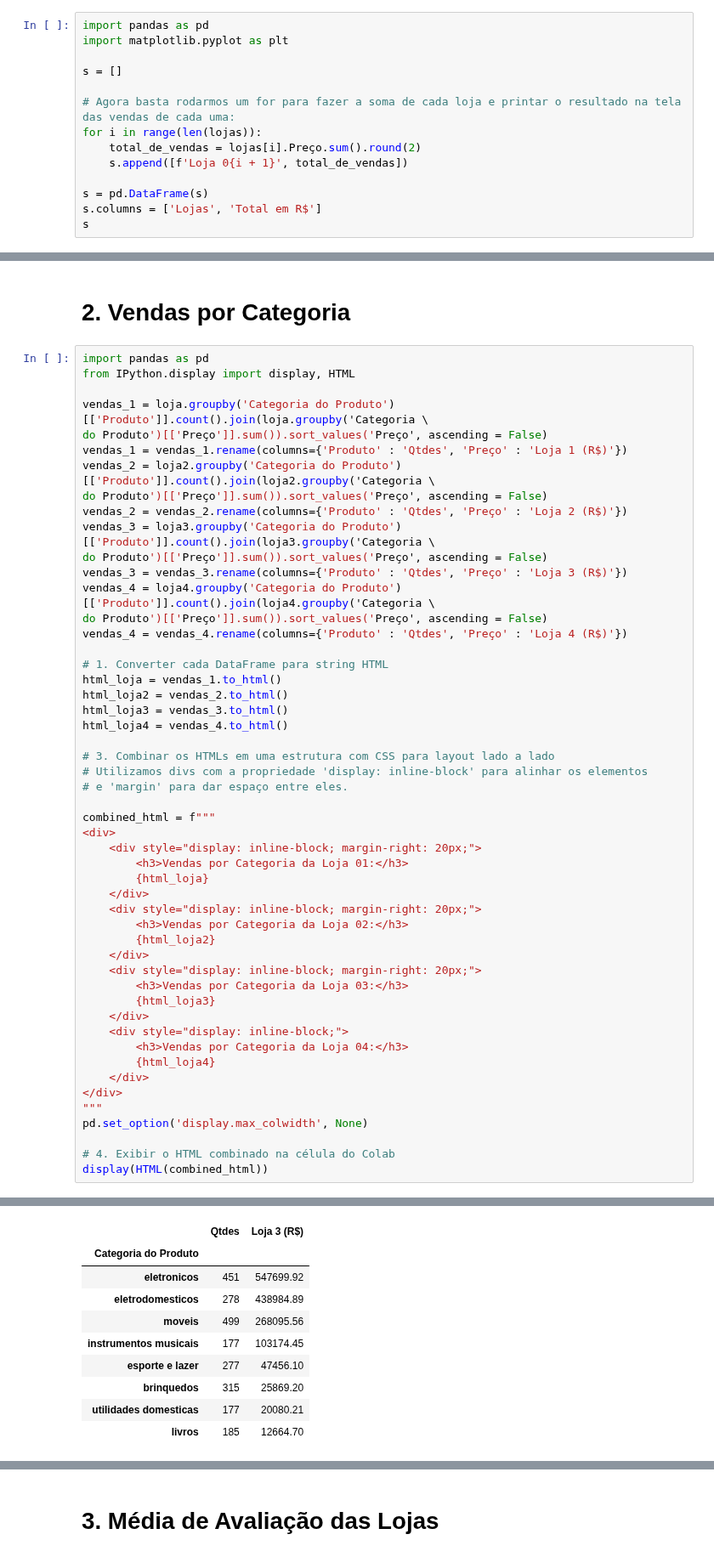
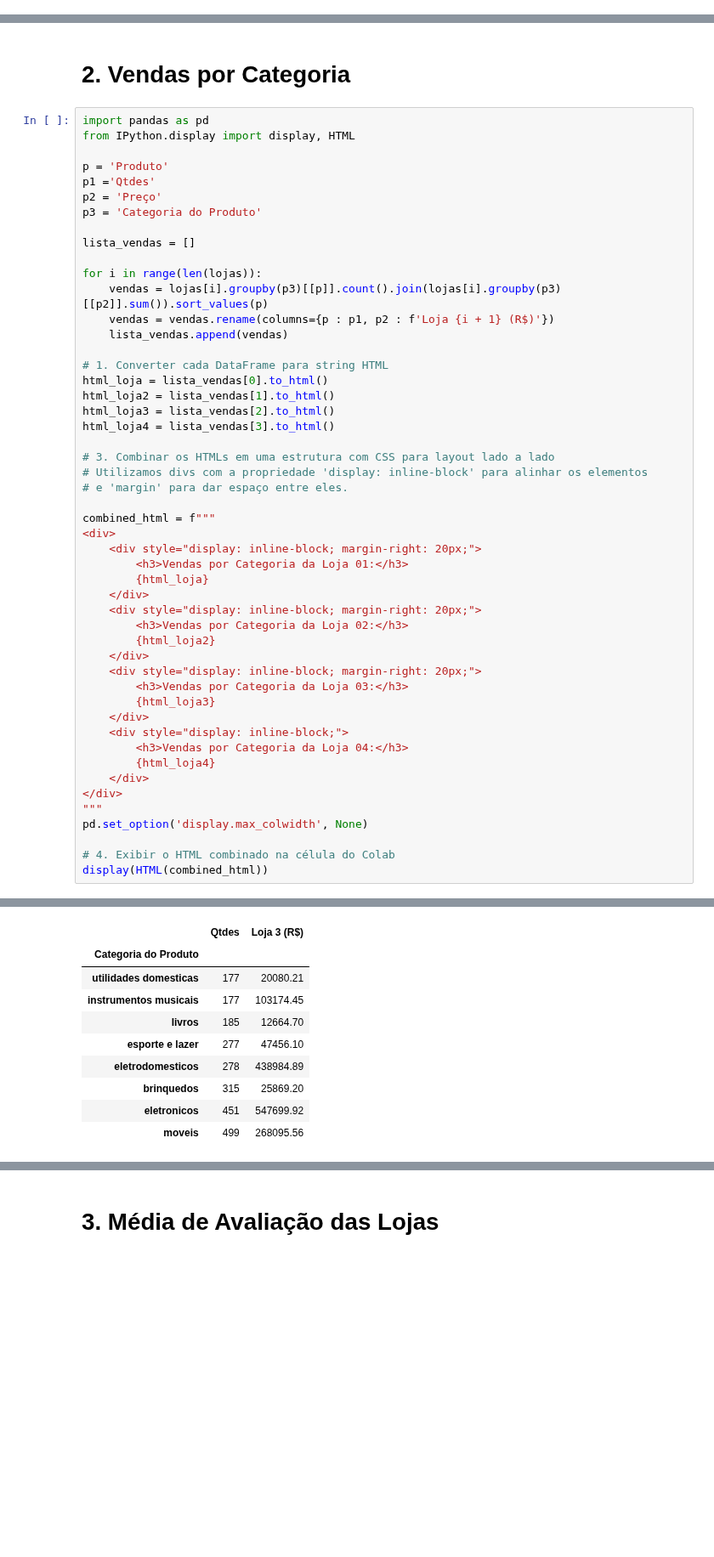
Before and after one commit to carlos-000-carlos/Challenge_1-Alura_Store-Cabral, a Jupyter notebook: AluraStoreBr.ipynb, the cells around one changed output, grey strips where cells are left out. Shown at 85% size. Drawn from its saved outputs; the diff is of its cells as text; blank space fills up the shorter version.

```diff
--- a/AluraStoreBr.ipynb
+++ b/AluraStoreBr.ipynb
@@ -147,14 +159,0 @@ plt.show()
-# %%
-import pandas as pd
-import matplotlib.pyplot as plt
-
-s = []
-
-# Agora basta rodarmos um for para fazer a soma de cada loja e printar o resultado na tela das vendas de cada uma:
-for i in range(len(lojas)):
-    total_de_vendas = lojas[i].Preço.sum().round(2)
-    s.append([f'Loja 0{i + 1}', total_de_vendas])
-
-s = pd.DataFrame(s)
-s.columns = ['Lojas', 'Total em R$']
-s
@@ -187,24 +180,23 @@ plt.show()
 import pandas as pd
 from IPython.display import display, HTML
 
-vendas_1 = loja.groupby('Categoria do Produto')[['Produto']].count().join(loja.groupby('Categoria \
-do Produto')[['Preço']].sum()).sort_values('Preço', ascending = False)
-vendas_1 = vendas_1.rename(columns={'Produto' : 'Qtdes', 'Preço' : 'Loja 1 (R$)'})
-vendas_2 = loja2.groupby('Categoria do Produto')[['Produto']].count().join(loja2.groupby('Categoria \
-do Produto')[['Preço']].sum()).sort_values('Preço', ascending = False)
-vendas_2 = vendas_2.rename(columns={'Produto' : 'Qtdes', 'Preço' : 'Loja 2 (R$)'})
-vendas_3 = loja3.groupby('Categoria do Produto')[['Produto']].count().join(loja3.groupby('Categoria \
-do Produto')[['Preço']].sum()).sort_values('Preço', ascending = False)
-vendas_3 = vendas_3.rename(columns={'Produto' : 'Qtdes', 'Preço' : 'Loja 3 (R$)'})
-vendas_4 = loja4.groupby('Categoria do Produto')[['Produto']].count().join(loja4.groupby('Categoria \
-do Produto')[['Preço']].sum()).sort_values('Preço', ascending = False)
-vendas_4 = vendas_4.rename(columns={'Produto' : 'Qtdes', 'Preço' : 'Loja 4 (R$)'})
+p = 'Produto'
+p1 ='Qtdes'
+p2 = 'Preço'
+p3 = 'Categoria do Produto'
+
+lista_vendas = []
+
+for i in range(len(lojas)):
+    vendas = lojas[i].groupby(p3)[[p]].count().join(lojas[i].groupby(p3)[[p2]].sum()).sort_values(p)
+    vendas = vendas.rename(columns={p : p1, p2 : f'Loja {i + 1} (R$)'})
+    lista_vendas.append(vendas)
 
 # 1. Converter cada DataFrame para string HTML
-html_loja = vendas_1.to_html()
-html_loja2 = vendas_2.to_html()
-html_loja3 = vendas_3.to_html()
-html_loja4 = vendas_4.to_html()
+html_loja = lista_vendas[0].to_html()
+html_loja2 = lista_vendas[1].to_html()
+html_loja3 = lista_vendas[2].to_html()
+html_loja4 = lista_vendas[3].to_html()
 
 # 3. Combinar os HTMLs em uma estrutura com CSS para layout lado a lado
 # Utilizamos divs com a propriedade 'display: inline-block' para alinhar os elementos
@@ -260,14 +252,14 @@ Vendas por Categoria da Loja 02:
 Vendas por Categoria da Loja 03:
 |  | Qtdes | Loja 3 (R$) |
 | Categoria do Produto |  |  |
+| utilidades domesticas | 177 | 20080.21 |
+| instrumentos musicais | 177 | 103174.45 |
+| livros | 185 | 12664.70 |
+| esporte e lazer | 277 | 47456.10 |
+| eletrodomesticos | 278 | 438984.89 |
+| brinquedos | 315 | 25869.20 |
 | eletronicos | 451 | 547699.92 |
-| eletrodomesticos | 278 | 438984.89 |
 | moveis | 499 | 268095.56 |
-| instrumentos musicais | 177 | 103174.45 |
-| esporte e lazer | 277 | 47456.10 |
-| brinquedos | 315 | 25869.20 |
-| utilidades domesticas | 177 | 20080.21 |
-| livros | 185 | 12664.70 |
 Vendas por Categoria da Loja 04:
 |  | Qtdes | Loja 4 (R$) |
 | Categoria do Produto |  |  |
```
Also changed, not shown: parts of 17 cells of this notebook.
